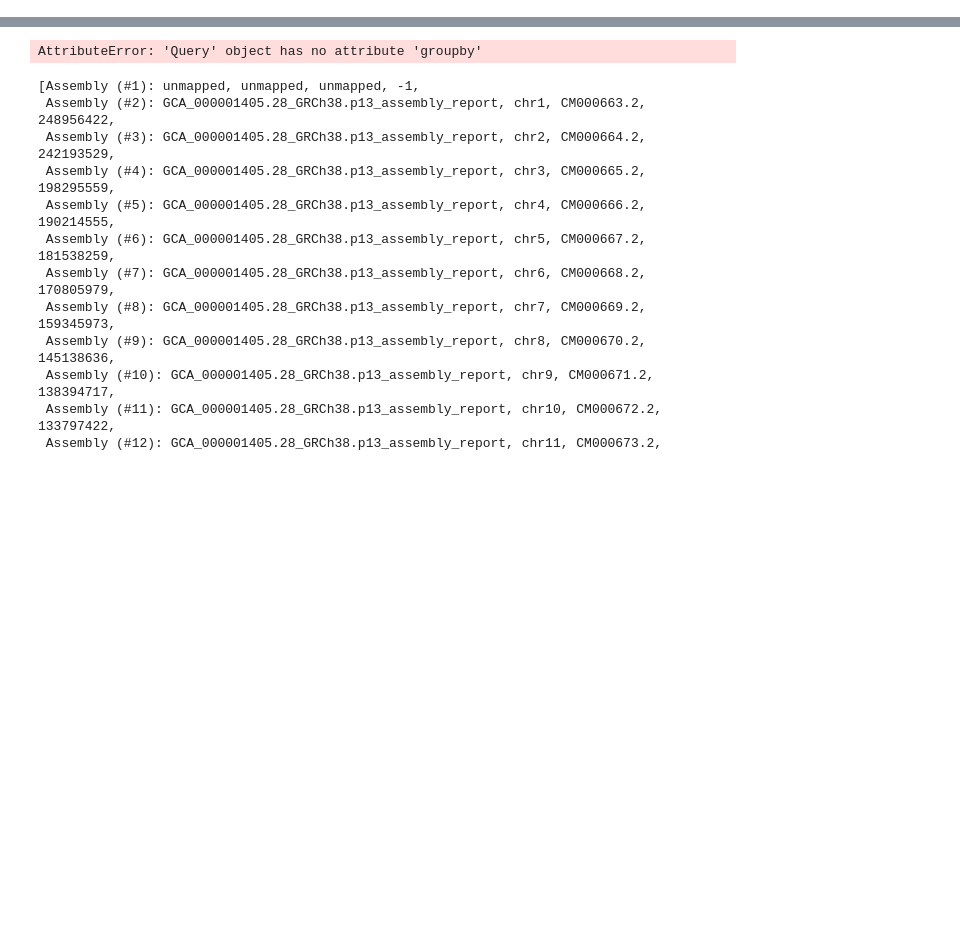
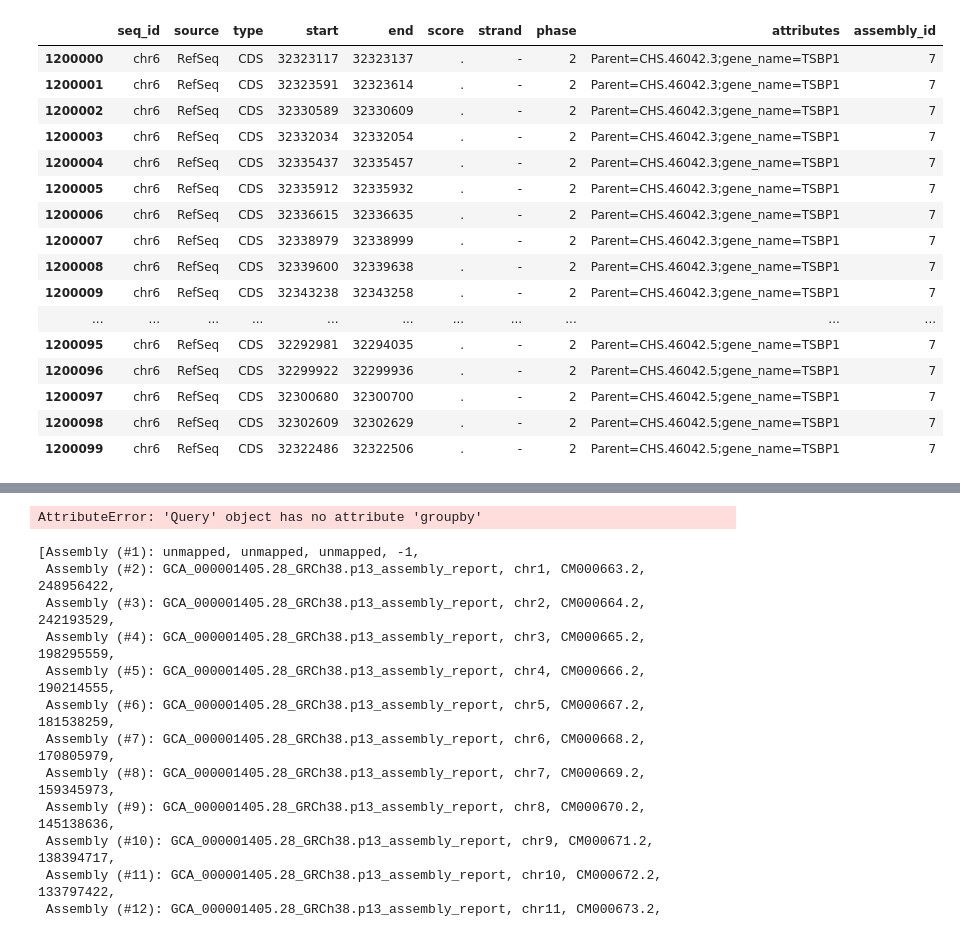
Before and after one commit to sfederow/orfdb, a Jupyter notebook: docs/notebooks/01_orfdb_test.ipynb, the cells around one changed output, grey strips where cells are left out. Saved outputs shown, nothing was run; the diff lists cells and outputs as text; code cells hidden in the pictures; blank space fills up the shorter version.

```diff
--- a/docs/notebooks/01_orfdb_test.ipynb
+++ b/docs/notebooks/01_orfdb_test.ipynb
@@ -16,3 +16,51 @@ from sqlalchemy_batch_inserts import enable_batch_inserting
 
 pd.set_option('display.max_rows', 100)
 pd.set_option('display.max_columns', 100)
+# %%
+session = base.Session()
+# %%
+chess_df = pd.read_csv(
+    settings.data_dir.joinpath(settings.chess_gff),
+    sep='\t',
+    compression='gzip' if str(settings.chess_gff).endswith('.gz') else None,
+    low_memory=False,
+    comment='#',
+    names=[
+        'seq_id', 'source', 'type', 'start', 'end', 'score', 'strand',
+        'phase', 'attributes'
+    ]
+)
+# %%
+chess_df.fillna('', inplace=True)
+
+assembly_ids = {}
+for assembly in session.query(base.Assembly).all():
+    if assembly.ucsc_style_name.startswith('chr') and \
+       len(assembly.ucsc_style_name) < 6:
+        assembly_ids[assembly.ucsc_style_name] = assembly.id
+    else:
+        assembly_ids[assembly.genbank_accession] = assembly.id
+
+chess_df['assembly_id'] = chess_df['seq_id'].apply(
+    lambda x: int(assembly_ids.get(x, -1))
+)
+# %%
+chess_df[1200000:1200100]
+# %% [output]
+|  | seq_id | source | type | start | end | score | strand | phase | attributes | assembly_id |
+| 1200000 | chr6 | RefSeq | CDS | 32323117 | 32323137 | . | - | 2 | Parent=CHS.46042.3;gene_name=TSBP1 | 7 |
+| 1200001 | chr6 | RefSeq | CDS | 32323591 | 32323614 | . | - | 2 | Parent=CHS.46042.3;gene_name=TSBP1 | 7 |
+| 1200002 | chr6 | RefSeq | CDS | 32330589 | 32330609 | . | - | 2 | Parent=CHS.46042.3;gene_name=TSBP1 | 7 |
+| 1200003 | chr6 | RefSeq | CDS | 32332034 | 32332054 | . | - | 2 | Parent=CHS.46042.3;gene_name=TSBP1 | 7 |
+| 1200004 | chr6 | RefSeq | CDS | 32335437 | 32335457 | . | - | 2 | Parent=CHS.46042.3;gene_name=TSBP1 | 7 |
+| 1200005 | chr6 | RefSeq | CDS | 32335912 | 32335932 | . | - | 2 | Parent=CHS.46042.3;gene_name=TSBP1 | 7 |
+| 1200006 | chr6 | RefSeq | CDS | 32336615 | 32336635 | . | - | 2 | Parent=CHS.46042.3;gene_name=TSBP1 | 7 |
+| 1200007 | chr6 | RefSeq | CDS | 32338979 | 32338999 | . | - | 2 | Parent=CHS.46042.3;gene_name=TSBP1 | 7 |
+| 1200008 | chr6 | RefSeq | CDS | 32339600 | 32339638 | . | - | 2 | Parent=CHS.46042.3;gene_name=TSBP1 | 7 |
+| 1200009 | chr6 | RefSeq | CDS | 32343238 | 32343258 | . | - | 2 | Parent=CHS.46042.3;gene_name=TSBP1 | 7 |
+| ... | ... | ... | ... | ... | ... | ... | ... | ... | ... | ... |
+| 1200095 | chr6 | RefSeq | CDS | 32292981 | 32294035 | . | - | 2 | Parent=CHS.46042.5;gene_name=TSBP1 | 7 |
+| 1200096 | chr6 | RefSeq | CDS | 32299922 | 32299936 | . | - | 2 | Parent=CHS.46042.5;gene_name=TSBP1 | 7 |
+| 1200097 | chr6 | RefSeq | CDS | 32300680 | 32300700 | . | - | 2 | Parent=CHS.46042.5;gene_name=TSBP1 | 7 |
+| 1200098 | chr6 | RefSeq | CDS | 32302609 | 32302629 | . | - | 2 | Parent=CHS.46042.5;gene_name=TSBP1 | 7 |
+| 1200099 | chr6 | RefSeq | CDS | 32322486 | 32322506 | . | - | 2 | Parent=CHS.46042.5;gene_name=TSBP1 | 7 |
```
Also changed, not shown: parts of 8 cells of this notebook, 7 other files.
